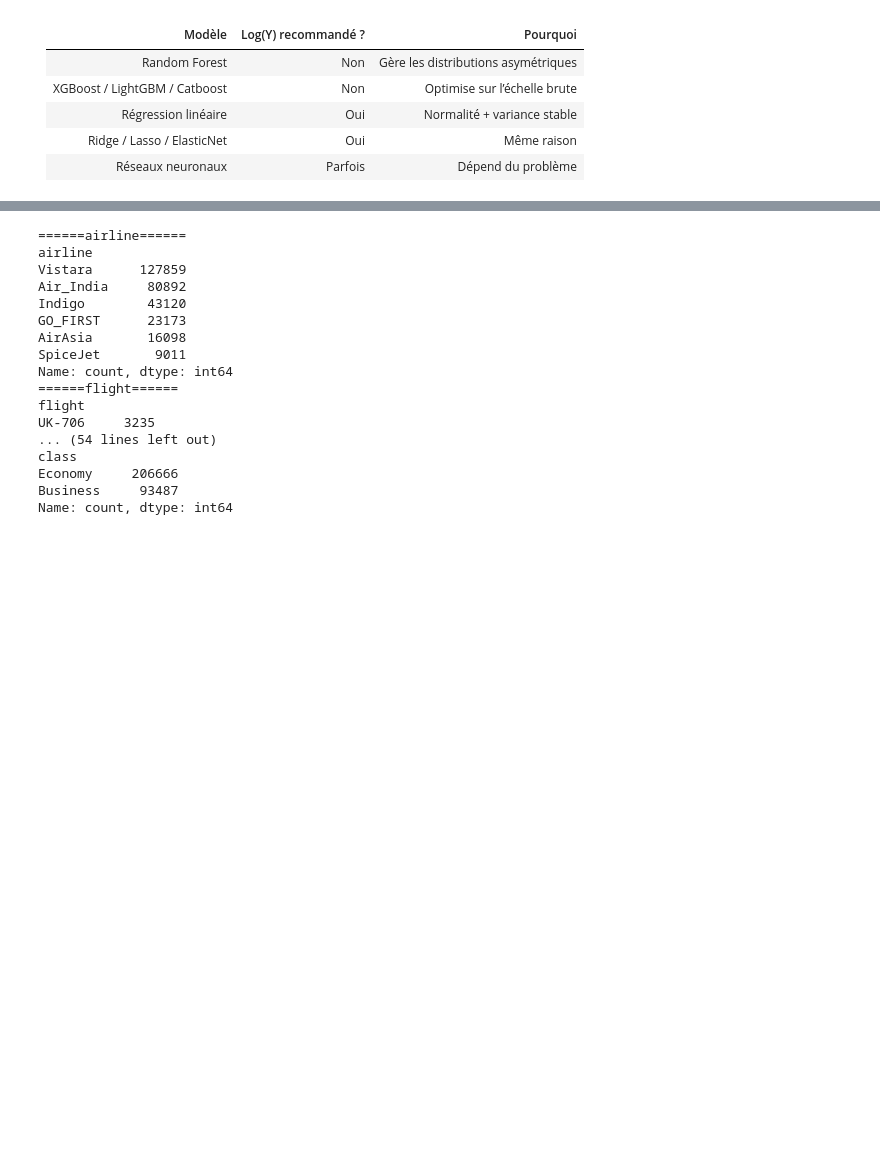
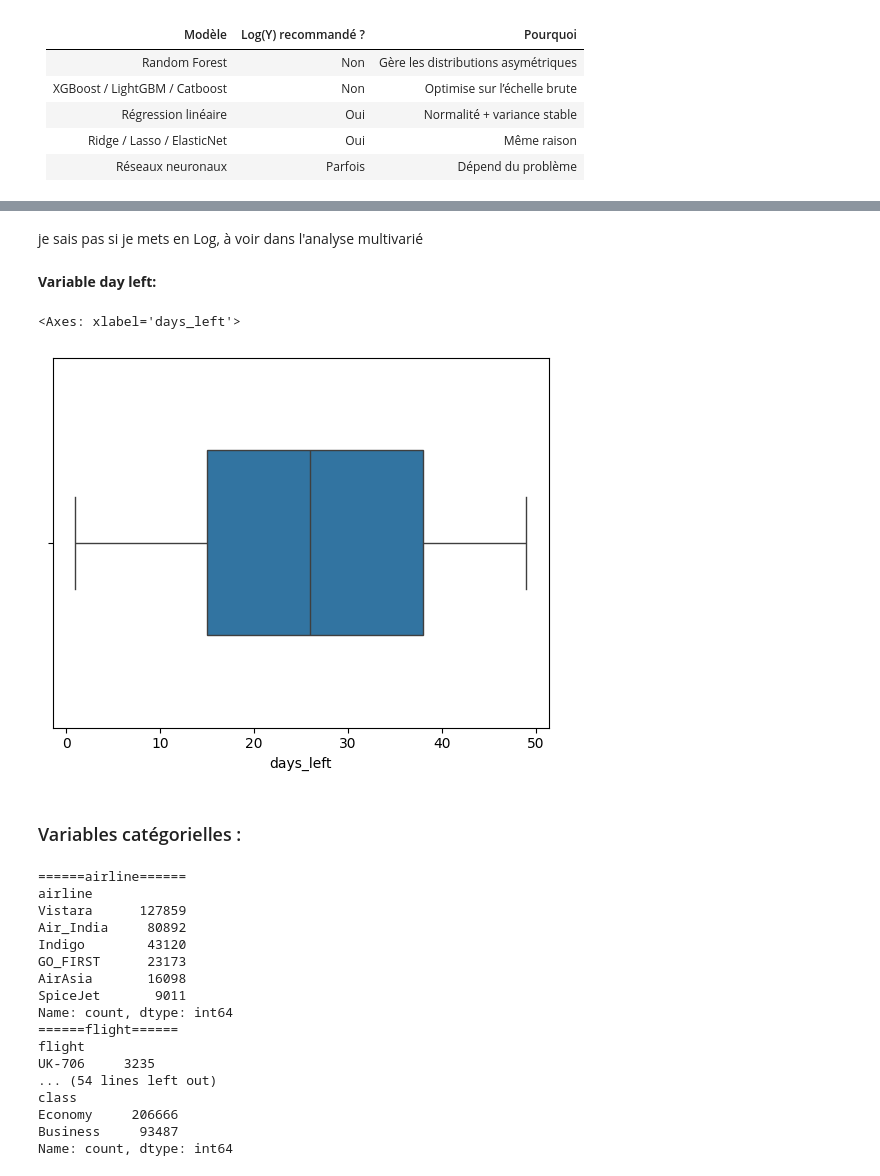
Before and after one commit to jbcheze/Predicting_Airline_Ticket_Prices, a Jupyter notebook: notebook/JB_CHEZE.ipynb, the cells around one changed output, grey strips where cells are left out. Drawn from its saved outputs; the diff is of its cells as text; code cells hidden in the pictures; blank space fills up the shorter version.

```diff
--- a/notebook/JB_CHEZE.ipynb
+++ b/notebook/JB_CHEZE.ipynb
@@ -165,3 +182,14 @@ sns.boxplot(x=df["log_price_euro"],width=.5)
+# %% [markdown]
+je sais pas si je mets en Log, à voir dans l'analyse multivarié
+# %% [markdown]
+**Variable day left:**
+# %%
+sns.boxplot(x=df["days_left"],width=.5)
+# %% [output]
+<Axes: xlabel='days_left'>
+[figure, added]
+# %% [markdown]
+### Variables catégorielles :
 # %%
 for value in df.select_dtypes(include=['object']).columns :
     print(f"======{value}======")
```
Also changed, not shown: parts of 42 cells of this notebook, 2 other files.
